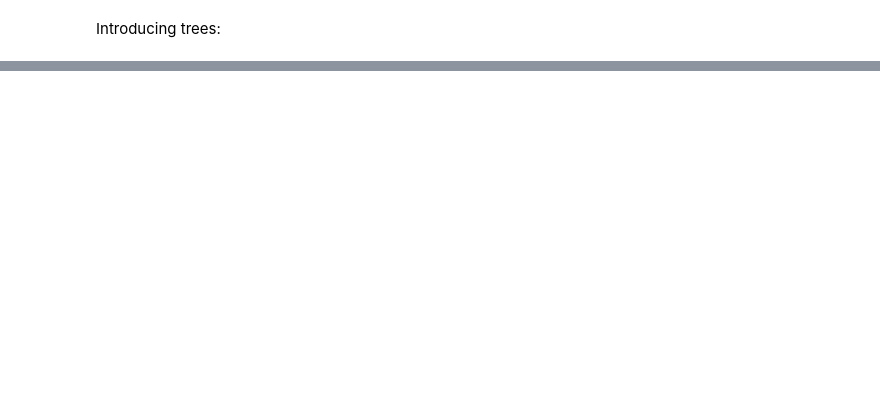
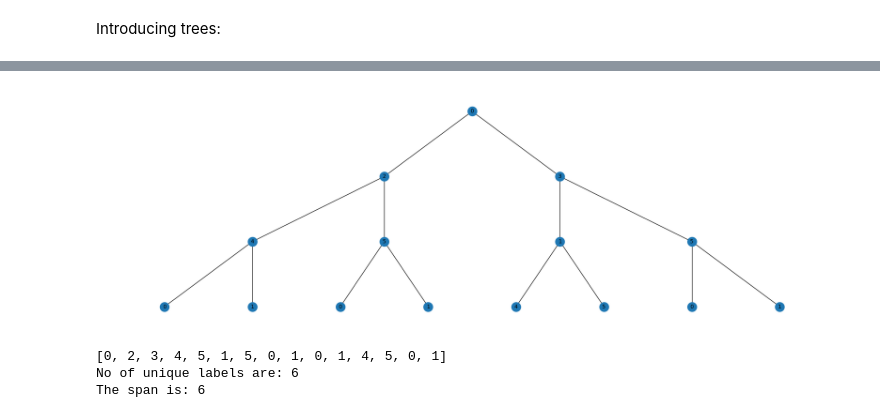
Before and after one commit to Cbabe/L-2-1-Labeling, a Jupyter notebook: L(2,1)_trees.ipynb, the cells around one changed output, grey strips where cells are left out. Drawn from its saved outputs; the diff is of its cells as text; code cells hidden in the pictures; blank space fills up the shorter version.

Commit message:
Tree network setup, labeling logic needs edits

```diff
--- a/L(2,1)_trees.ipynb
+++ b/L(2,1)_trees.ipynb
@@ -117,0 +25,51 @@ No of unique labels are: 4
+# %%
+tree = create_tree(2,3)
+node_list = list(nx.nodes(tree))
+label_list = dict.fromkeys(node_list)
+
+for i in node_list:
+    neighbors_list = list(nx.all_neighbors(tree, i))
+    bad_list=[]
+    for k in neighbors_list:
+        if label_list[k] is not None:
+            bad_list.append(label_list[k])
+            bad_list.append(label_list[k]+1)
+            bad_list.append(label_list[k]-1)
+        secondary_neighbor = list(nx.all_neighbors(tree, k))
+        for j in secondary_neighbor:
+            if label_list[j] is not None:
+                bad_list.append(label_list[j])
+    if bad_list == []:
+         label_list[i]=0
+    else:
+        possible_color=range(0,max(bad_list)+2)
+        labels = [x for x in possible_color if x not in bad_list]
+        label_list[i]=labels[0]
+
+network = nx.Graph()
+pos = graphviz_layout(tree, prog="dot")
+nx.draw_networkx_labels(network, pos, label_list, font_size=10)
+nx.draw_networkx(tree, pos, with_labels=False)
+plt.axis("off")
+plt.show()
+
+color_list = list(label_list.values())
+print(color_list)
+
+# Counts the number of unique labels to see how many numbers are used
+unique_labels = []
+count = 0
+
+for item in color_list:
+    if item not in unique_labels:
+        count += 1
+        unique_labels.append(item)
+
+print("No of unique labels are:", count)
+span=max(color_list)-min(color_list)+1 #Plus 1 since we always start with zero
+print("The span is:", span)
+# %% [output]
+[figure, added]
+[0, 2, 3, 4, 5, 1, 5, 0, 1, 0, 1, 4, 5, 0, 1]
+No of unique labels are: 6
+The span is: 6
```
Also changed, not shown: parts of 4 cells of this notebook.
